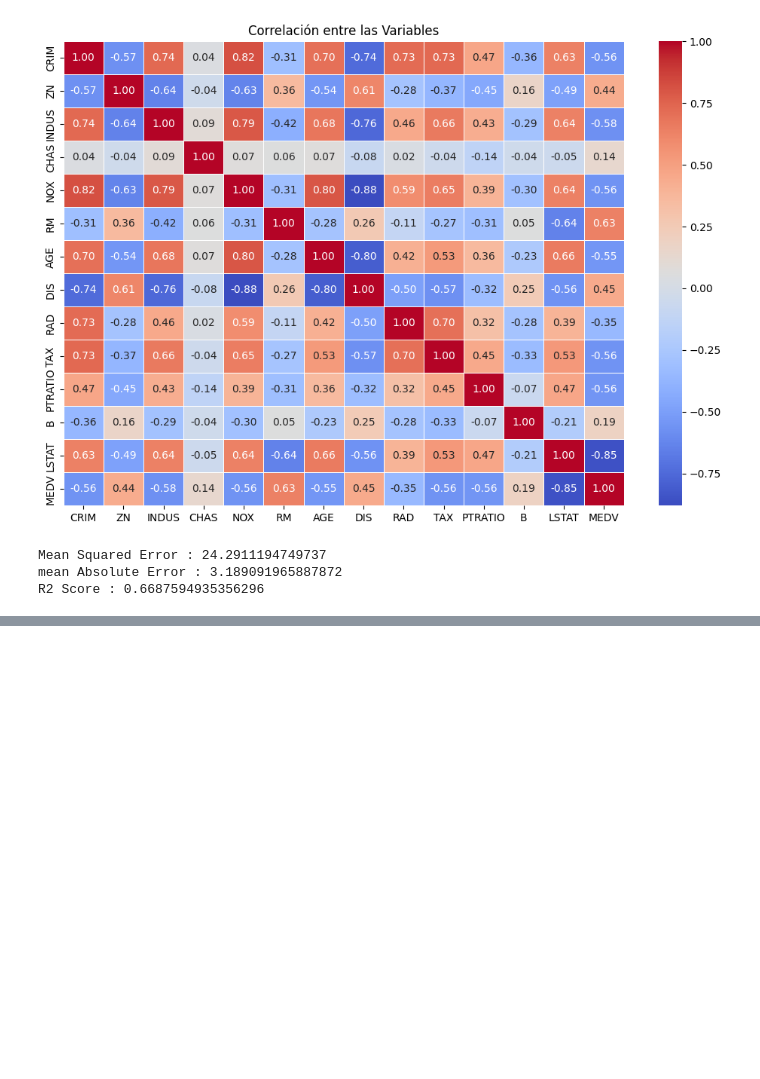
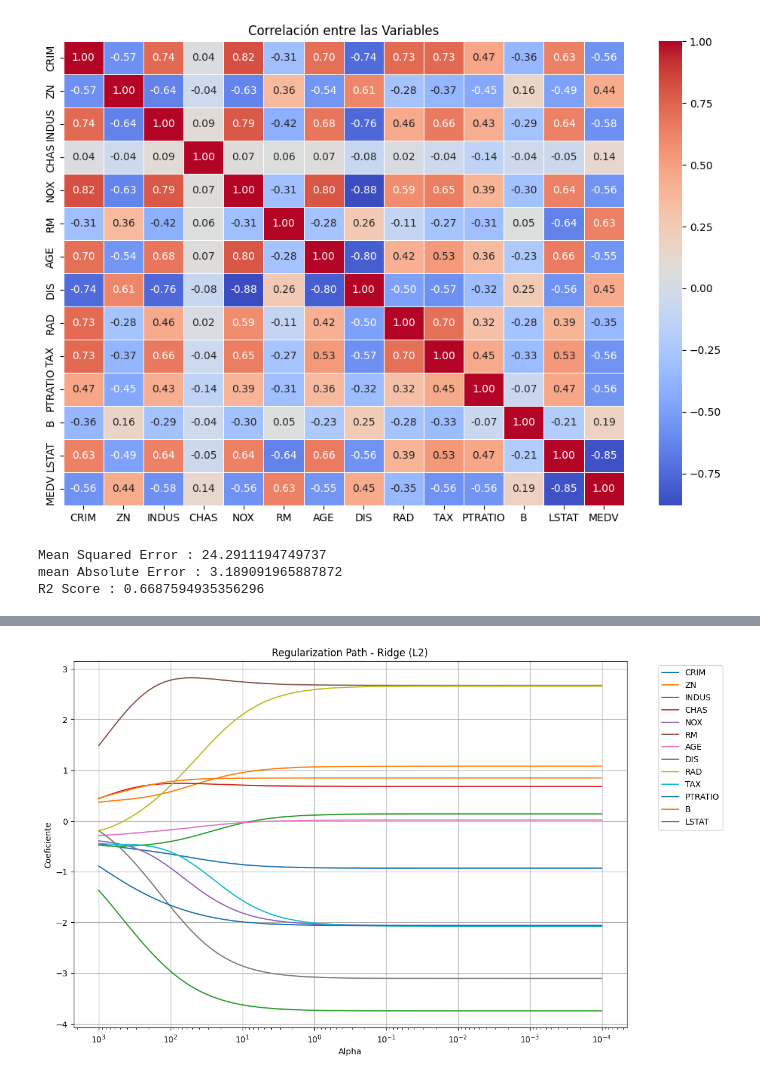
Before and after one commit to PabloSanchez87/DataScience_and_IA, a Jupyter notebook: Notebooks/Daniel/Regresion/Caso_Housing/regresion_lineal.ipynb, the cells around one changed output, grey strips where cells are left out. Drawn from its saved outputs; the diff is of its cells as text; code cells hidden in the pictures; blank space fills up the shorter version.

```diff
--- a/Notebooks/Daniel/Regresion/Caso_Housing/regresion_lineal.ipynb
+++ b/Notebooks/Daniel/Regresion/Caso_Housing/regresion_lineal.ipynb
@@ -289,0 +652,28 @@ R2 Score : 0.6687594935356308
+# %%
+from sklearn.linear_model import Ridge
+alphas_ridge = np.logspace(-4, 3, 100)
+coefs_ridge = []
+
+for alpha in alphas_ridge:
+    ridge = Ridge(alpha=alpha)
+    ridge.fit(X_scaled, y)
+    coefs_ridge.append(ridge.coef_)
+
+# Convertir a array para graficar
+coefs_ridge = np.array(coefs_ridge)
+
+# Graficar
+plt.figure(figsize=(12, 8))
+for i, feature in enumerate(X.columns):
+    plt.plot(alphas_ridge, coefs_ridge[:, i], label=feature)
+
+plt.xscale('log')
+plt.gca().invert_xaxis()  # Invertir el eje X para que alpha vaya de pequeño a grande
+plt.xlabel('Alpha')
+plt.ylabel('Coeficiente')
+plt.title('Regularization Path - Ridge (L2)')
+plt.legend(loc='best', bbox_to_anchor=(1.05, 1), ncol=1)
+plt.grid(True)
+plt.show()
+# %% [output]
+[figure, added]
```
Also changed, not shown: parts of 14 cells of this notebook.
